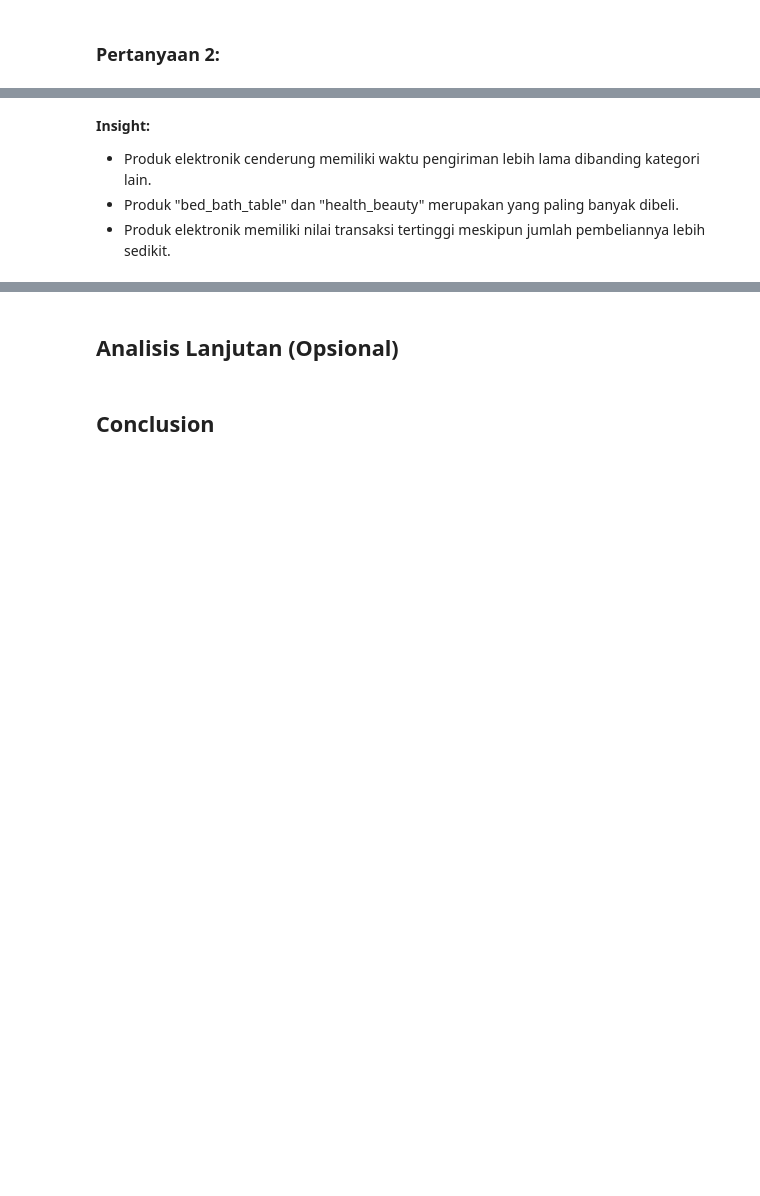
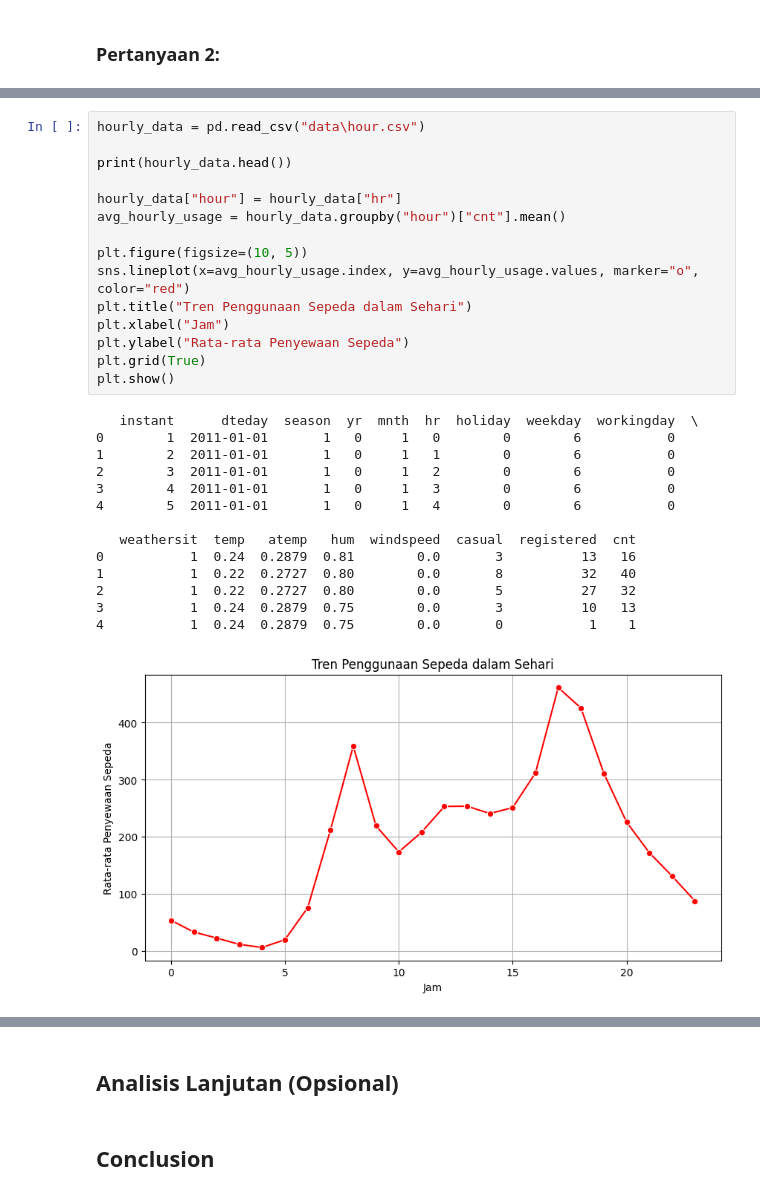
Before and after one commit to Eva-Yuliana/Bike-Sharing, a Jupyter notebook: notebook.ipynb, the cells around one changed output, grey strips where cells are left out. Saved outputs shown, nothing was run; the diff lists cells and outputs as text; blank space fills up the shorter version.

```diff
--- a/notebook.ipynb
+++ b/notebook.ipynb
@@ -187,5 +147,30 @@ plt.show()
-# %% [markdown]
-**Insight:**
-- Produk elektronik cenderung memiliki waktu pengiriman lebih lama dibanding kategori lain.
-- Produk "bed_bath_table" dan "health_beauty" merupakan yang paling banyak dibeli.
-- Produk elektronik memiliki nilai transaksi tertinggi meskipun jumlah pembeliannya lebih sedikit.
+# %%
+hourly_data = pd.read_csv("data\hour.csv")
+
+print(hourly_data.head())
+
+hourly_data["hour"] = hourly_data["hr"]
+avg_hourly_usage = hourly_data.groupby("hour")["cnt"].mean()
+
+plt.figure(figsize=(10, 5))
+sns.lineplot(x=avg_hourly_usage.index, y=avg_hourly_usage.values, marker="o", color="red")
+plt.title("Tren Penggunaan Sepeda dalam Sehari")
+plt.xlabel("Jam")
+plt.ylabel("Rata-rata Penyewaan Sepeda")
+plt.grid(True)
+plt.show()
+# %% [output]
+   instant      dteday  season  yr  mnth  hr  holiday  weekday  workingday  \
+0        1  2011-01-01       1   0     1   0        0        6           0
+1        2  2011-01-01       1   0     1   1        0        6           0
+2        3  2011-01-01       1   0     1   2        0        6           0
+3        4  2011-01-01       1   0     1   3        0        6           0
+4        5  2011-01-01       1   0     1   4        0        6           0
+
+   weathersit  temp   atemp   hum  windspeed  casual  registered  cnt
+0           1  0.24  0.2879  0.81        0.0       3          13   16
+1           1  0.22  0.2727  0.80        0.0       8          32   40
+2           1  0.22  0.2727  0.80        0.0       5          27   32
+3           1  0.24  0.2879  0.75        0.0       3          10   13
+4           1  0.24  0.2879  0.75        0.0       0           1    1
+[figure, added]
```
Also changed, not shown: parts of 25 cells of this notebook.
